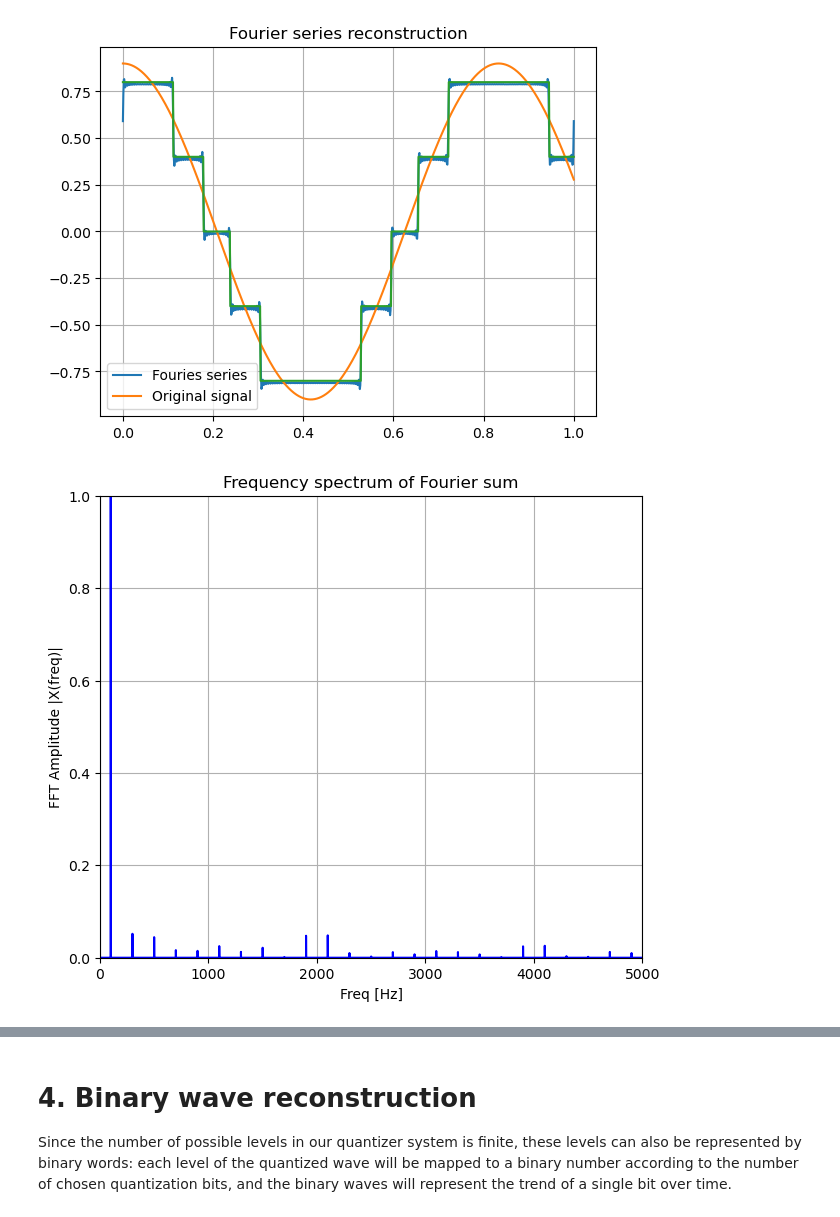
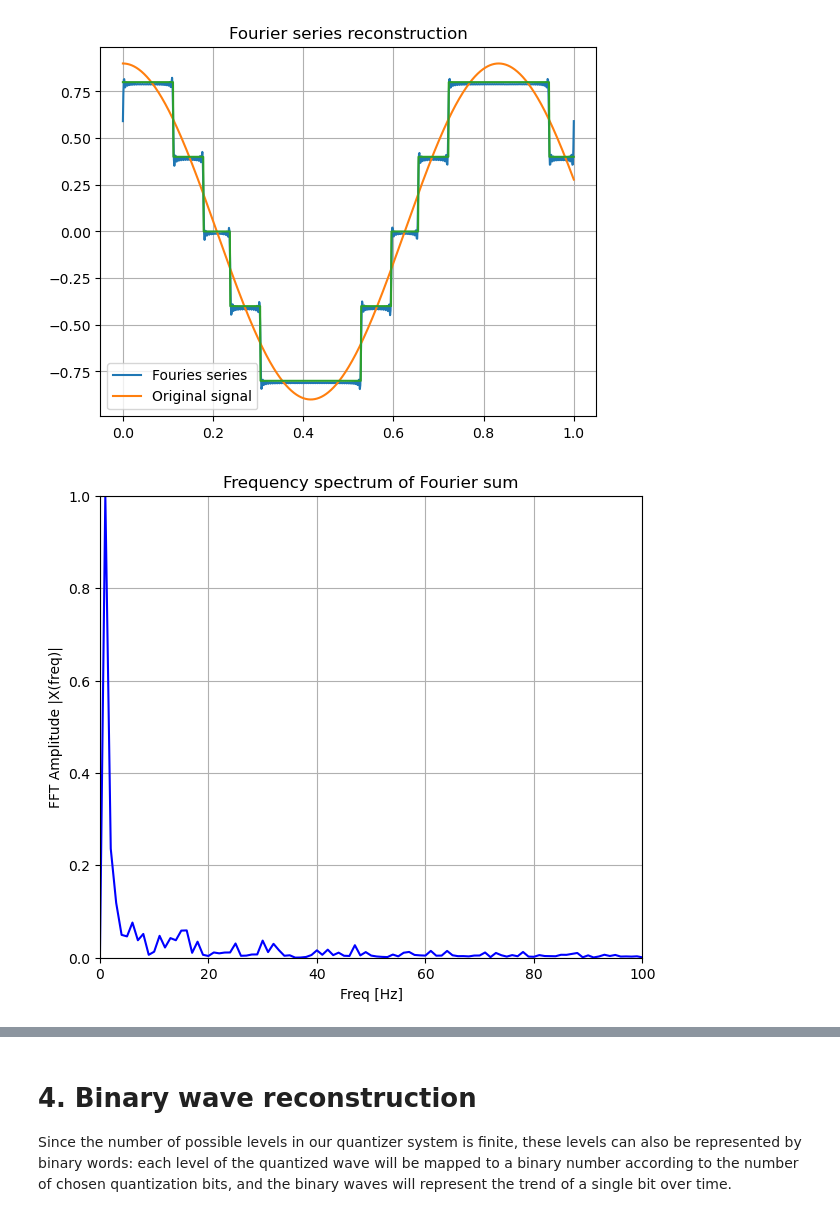
Before and after one commit to lindafabs/Semester-Project, a Jupyter notebook: Final_notebook.ipynb, the cells around one changed output, grey strips where cells are left out. Saved outputs shown, nothing was run; the diff lists cells and outputs as text; code cells hidden in the pictures.

```diff
--- a/Final_notebook.ipynb
+++ b/Final_notebook.ipynb
@@ -440,9 +438,9 @@ plt.grid()
 [figure]
 # %%
 # Fourier frequency analysis
-freq_FS, X_FS = utils.fourier_analysis(q_th, fsmp = 10000)
+freq_FS, X_FS = utils.fourier_analysis(FS_complete, fsmp = 1000)
 #---------------------------------------------------------
 plt.figure(figsize=(7, 6))
-utils.fourier_plot(freq_FS, X_FS, freq_lim=5000, title="Frequency spectrum of Fourier sum")
+utils.fourier_plot(freq_FS, X_FS, freq_lim=100, title="Frequency spectrum of Fourier sum")
 # %% [output]
-[figure, old version]
+[figure, new version]
```
Also changed, not shown: parts of 5 cells of this notebook, 3 other files.
